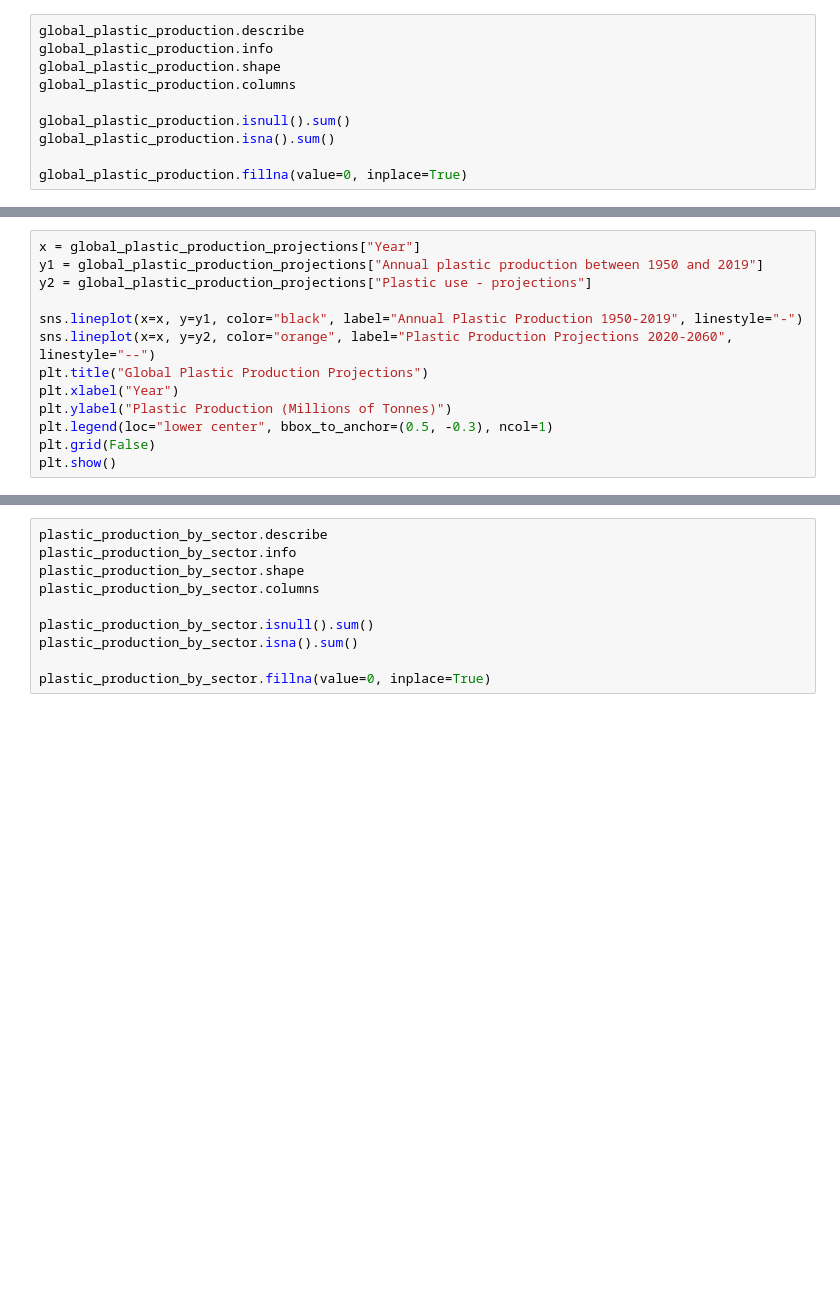
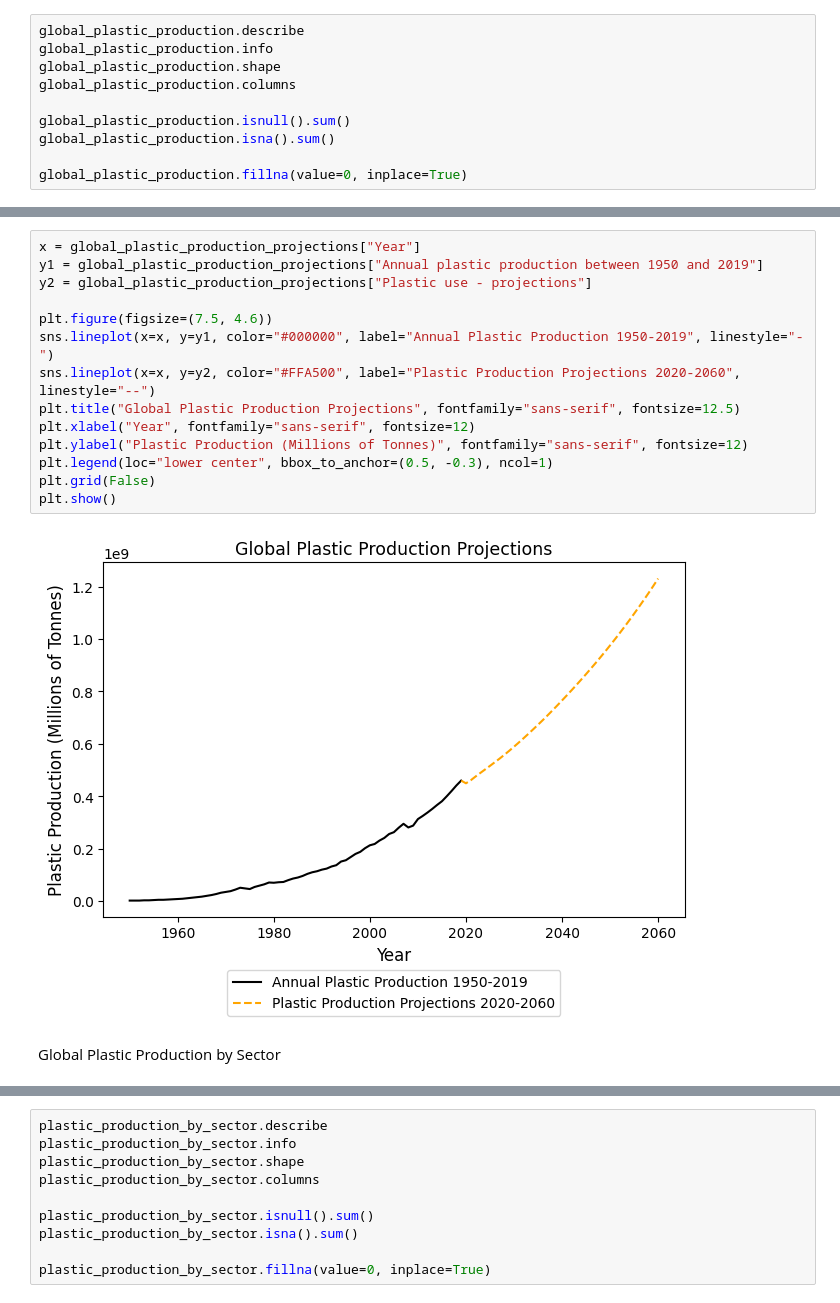
Before and after one commit to MarcoFer23/Data_Analysis_Projects, a Jupyter notebook: Python_Exercises/20231204_Epicode_Capstone_project.ipynb, the cells around one changed output, grey strips where cells are left out. Saved outputs shown, nothing was run; the diff lists cells and outputs as text; blank space fills up the shorter version.

```diff
--- a/Python_Exercises/20231204_Epicode_Capstone_project.ipynb
+++ b/Python_Exercises/20231204_Epicode_Capstone_project.ipynb
@@ -57,16 +107,21 @@ global_plastic_production_projections.fillna(value="")
 # %%
 x = global_plastic_production_projections["Year"]
 y1 = global_plastic_production_projections["Annual plastic production between 1950 and 2019"]
 y2 = global_plastic_production_projections["Plastic use - projections"]
 
-sns.lineplot(x=x, y=y1, color="black", label="Annual Plastic Production 1950-2019", linestyle="-")
-sns.lineplot(x=x, y=y2, color="orange", label="Plastic Production Projections 2020-2060", linestyle="--")
-plt.title("Global Plastic Production Projections")
-plt.xlabel("Year")
-plt.ylabel("Plastic Production (Millions of Tonnes)")
+plt.figure(figsize=(7.5, 4.6))
+sns.lineplot(x=x, y=y1, color="#000000", label="Annual Plastic Production 1950-2019", linestyle="-")
+sns.lineplot(x=x, y=y2, color="#FFA500", label="Plastic Production Projections 2020-2060", linestyle="--")
+plt.title("Global Plastic Production Projections", fontfamily="sans-serif", fontsize=12.5)
+plt.xlabel("Year", fontfamily="sans-serif", fontsize=12)
+plt.ylabel("Plastic Production (Millions of Tonnes)", fontfamily="sans-serif", fontsize=12)
 plt.legend(loc="lower center", bbox_to_anchor=(0.5, -0.3), ncol=1)
 plt.grid(False)
 plt.show()
+# %% [output]
+[figure, added]
+# %% [markdown]
+Global Plastic Production by Sector
 # %%
 plastic_production_by_sector = pd.read_csv("C:/Users/marco/Downloads/Capstone_Project/1. Produzione plastica/plastic-production-by-sector.csv", sep=",")
 plastic_production_by_sector
```
Also changed, not shown: parts of 54 cells of this notebook.
